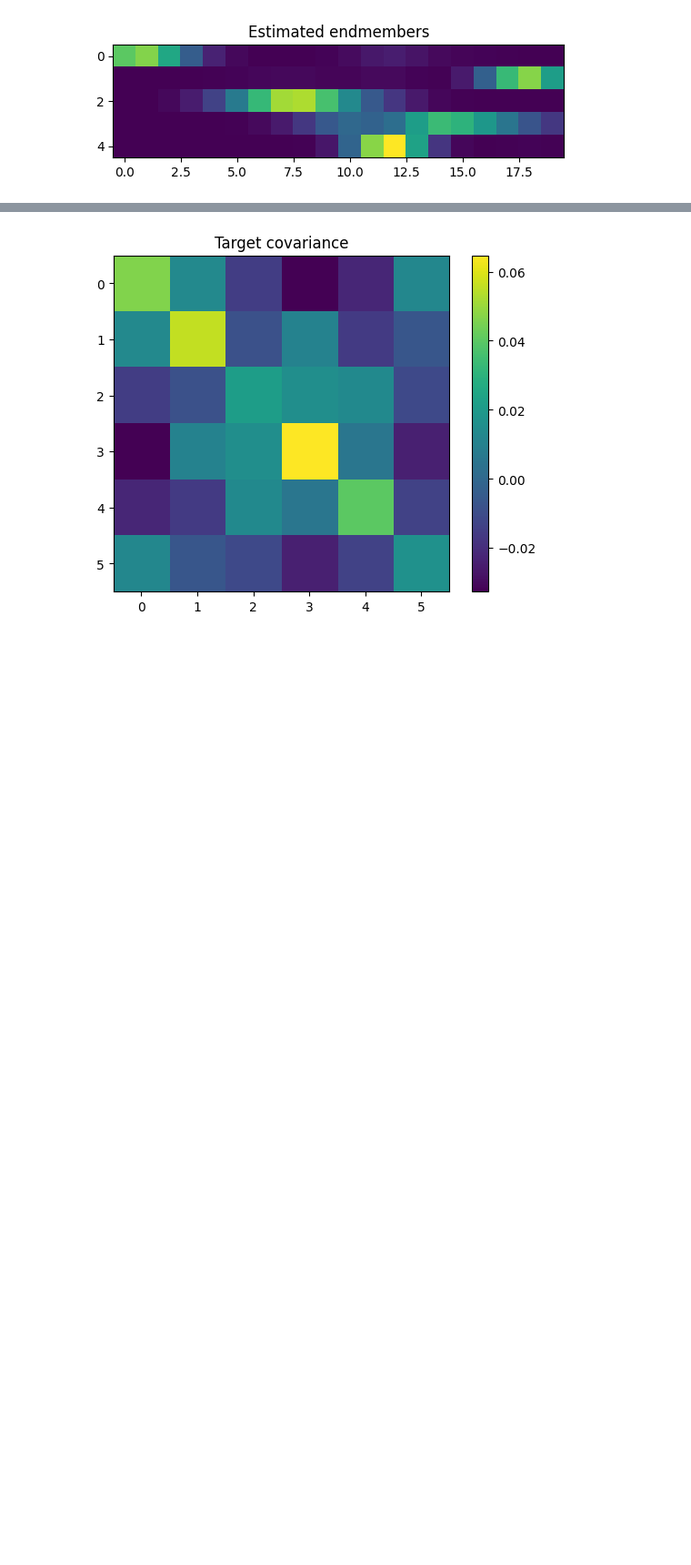
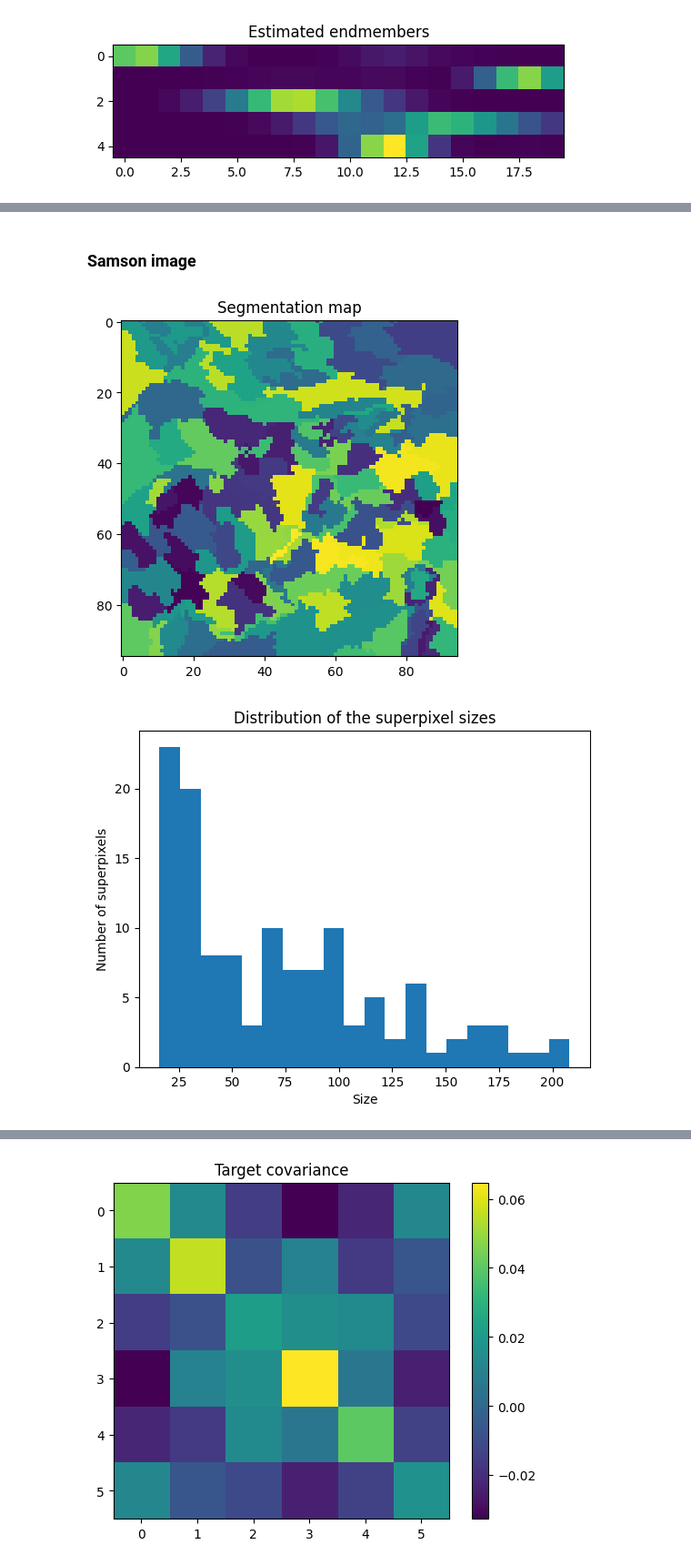
Before and after one commit to JulienAjdenbaum/hyperspectral_adversarial_AEENet, a Jupyter notebook: AAENet/AAENet.ipynb, the cells around one changed output, grey strips where cells are left out. Shown at 91% size. Drawn from its saved outputs; the diff is of its cells as text; code cells hidden in the pictures; blank space fills up the shorter version.

```diff
--- a/AAENet/AAENet.ipynb
+++ b/AAENet/AAENet.ipynb
@@ -304,19 +178,53 @@ for k in range(K):
 # %%
-means = []
-sqrt_covariances = []
+jasper_means = []
+jasper_sqrt_cov = []
 eps = 1e-5
 nb_none = 0
 
-VCA_endmembers = torch.tensor(VCA_endmembers, requires_grad=False, dtype=torch.float)
-for batch in tqdm(batches):
-    #abundances = FCLS(batch, VCA_endmembers.T).T
-    abundances = MULecture(batch.detach().numpy().T, A=VCA_endmembers.detach().numpy(), frozenA=True, plot_evolution=False)[1]
+#VCA_endmembers = torch.tensor(VCA_endmembers, requires_grad=False, dtype=torch.float)
+for i in tqdm(jasper_superpixels):
+    jasper_superpixels[i] = np.array(jasper_superpixels[i])
+    abundances = MultiplicativeUpdate(jasper_superpixels[i].T, A=jasper_vca_endmembers, frozenA=True)[1]
+
+    jasper_superpixels[i] = torch.tensor(jasper_superpixels[i], dtype=torch.float)
     abundances = torch.tensor(abundances, dtype=torch.float)
     mean = abundances.mean(axis=1)
-    means.append(mean)
+    jasper_means.append(mean)
 
     centered_abundances = (abundances.T - mean).T
     cov = centered_abundances @ centered_abundances.T
     sqrt = torch.linalg.cholesky(cov + torch.eye(len(mean))*eps).T
 
-    sqrt_covariances.append(sqrt)
+    jasper_sqrt_cov.append(sqrt)
+# %% [markdown]
+### Samson image
+# %%
+samson = loadmat("../data/samson/samson.mat")
+samson["V"] = samson["V"] / samson["V"].max()
+samson_flat = samson["V"]
+samson_cube = samson["V"].reshape(samson["nBand"][0, 0], samson["nRow"][0, 0], samson["nCol"][0, 0])
+
+samson_segmentation_map = np.load("../data/samson/samson_125_seg.npy")
+K = samson_segmentation_map.max()
+plt.imshow(samson_segmentation_map)
+plt.title("Segmentation map")
+plt.show()
+
+samson_superpixels = {}
+for i in range(samson["nRow"][0, 0]):
+    for j in range(samson["nCol"][0, 0]):
+        ind = samson_segmentation_map[i, j]
+        if ind not in samson_superpixels:
+            samson_superpixels[ind] = []
+        samson_superpixels[ind].append(samson_cube[:, i, j])
+
+lens = [len(samson_superpixels[s]) for s in samson_superpixels]
+
+plt.hist(lens, bins=20)
+plt.title("Distribution of the superpixel sizes")
+plt.xlabel("Size")
+plt.ylabel("Number of superpixels")
+plt.show()
+# %% [output]
+[figure, added]
+[figure, added]
```
Also changed, not shown: parts of 23 cells of this notebook, 17 other files.
